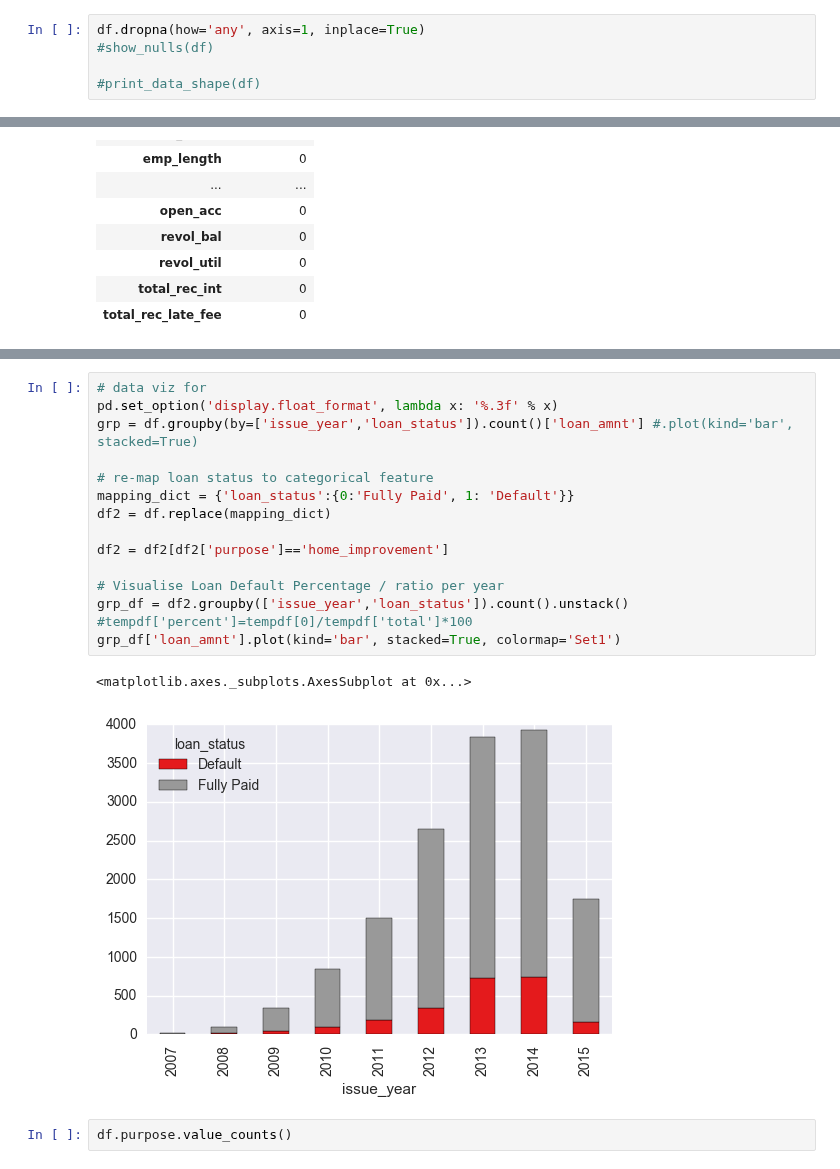
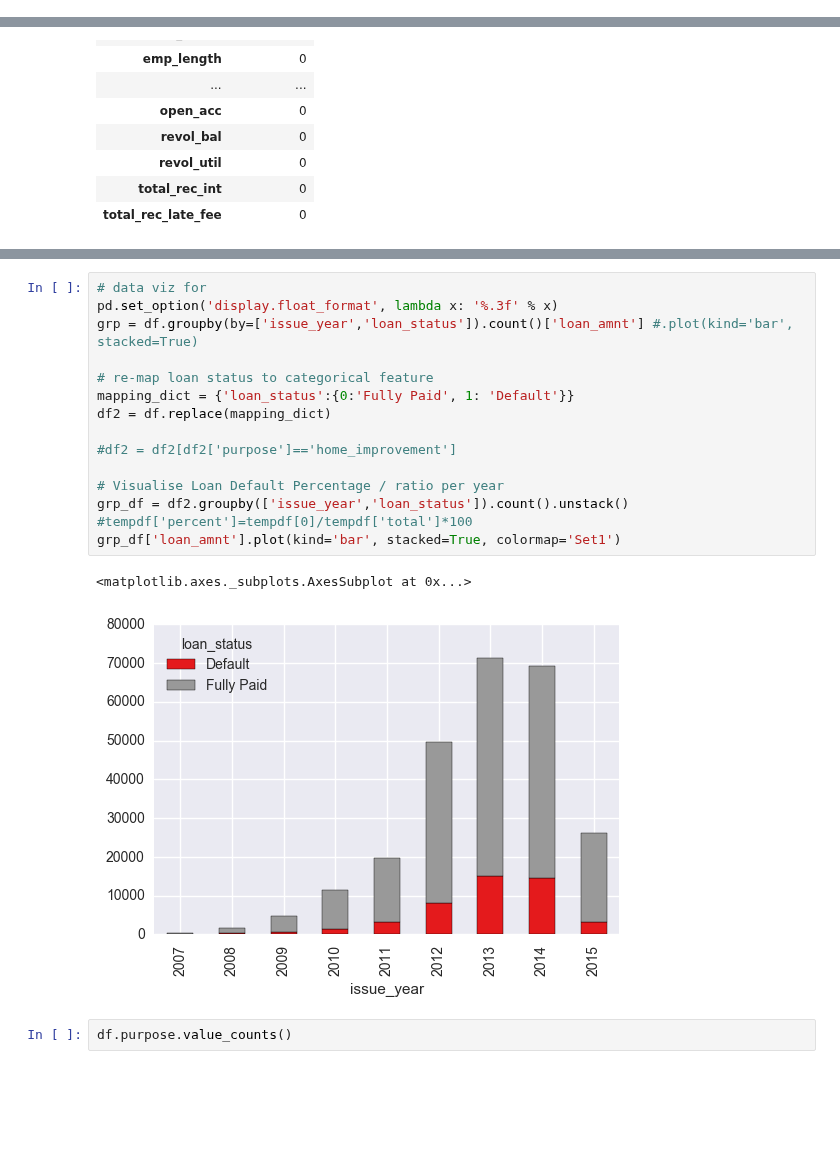
Before and after one commit to Vaultica/Projects, a Jupyter notebook: machine-learning/projects/capstone/Lending Club Capstone Project Notebook.ipynb, the cells around one changed output, grey strips where cells are left out. Cells and saved outputs as stored; diff of their text form; blank space fills up the shorter version.

Commit message:
Refine and test the end to end pipeline, from data wrangling to data viz

```diff
--- a/machine-learning/projects/capstone/Lending Club Capstone Project Notebook.ipynb
+++ b/machine-learning/projects/capstone/Lending Club Capstone Project Notebook.ipynb
@@ -317,8 +326,3 @@ def show_nulls(df):
     return nulls
 
 #show_nulls(df)
-# %%
-df.dropna(how='any', axis=1, inplace=True)
-#show_nulls(df)
-
-#print_data_shape(df)
@@ -415,21 +407,21 @@ df.head()
 # %%
 # data viz for
 pd.set_option('display.float_format', lambda x: '%.3f' % x)
 grp = df.groupby(by=['issue_year','loan_status']).count()['loan_amnt'] #.plot(kind='bar', stacked=True)
 
 # re-map loan status to categorical feature
 mapping_dict = {'loan_status':{0:'Fully Paid', 1: 'Default'}}
 df2 = df.replace(mapping_dict)
 
-df2 = df2[df2['purpose']=='home_improvement']
+#df2 = df2[df2['purpose']=='home_improvement']
 
 # Visualise Loan Default Percentage / ratio per year
 grp_df = df2.groupby(['issue_year','loan_status']).count().unstack()
 #tempdf['percent']=tempdf[0]/tempdf['total']*100
 grp_df['loan_amnt'].plot(kind='bar', stacked=True, colormap='Set1')
 # %% [output]
 <matplotlib.axes._subplots.AxesSubplot at 0x...>
-[figure, old version]
+[figure, new version]
 # %%
 df.purpose.value_counts()
 # %% [output]
```
Also changed, not shown: parts of 17 cells of this notebook.
